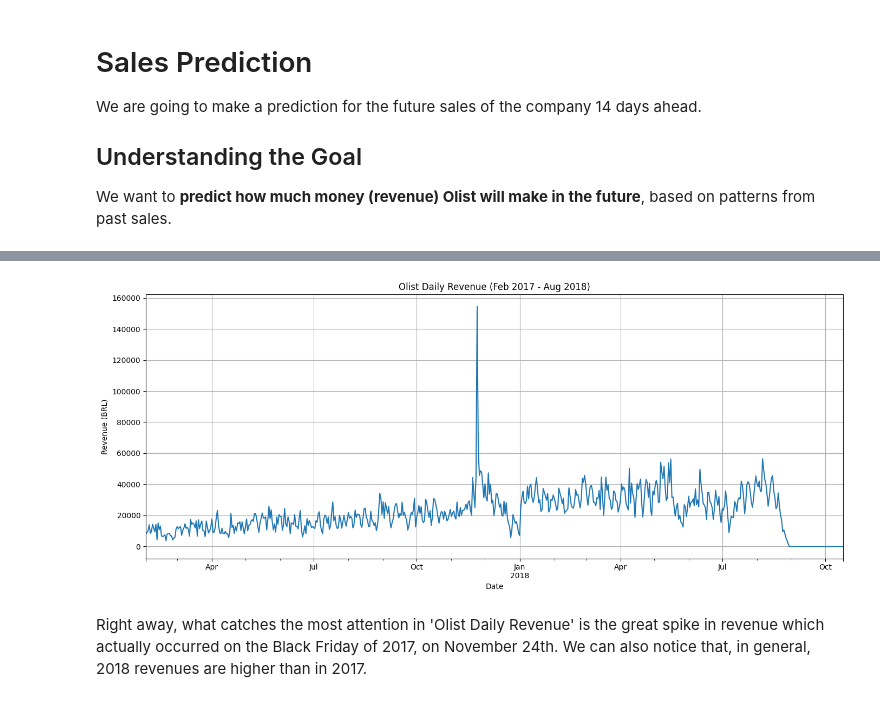
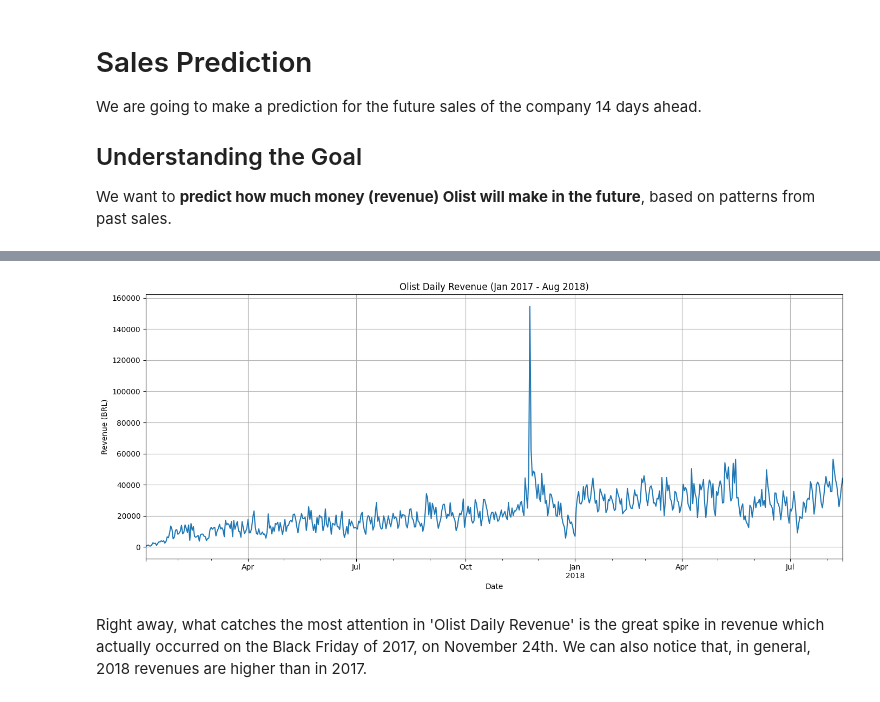
Before and after one commit to Romaric1209/Olist, a Jupyter notebook: Data Analysis Income, Costs and Prediction.ipynb, the cells around one changed output, grey strips where cells are left out. Saved outputs shown, nothing was run; the diff lists cells and outputs as text; code cells hidden in the pictures.

```diff
--- a/Data Analysis Income, Costs and Prediction.ipynb
+++ b/Data Analysis Income, Costs and Prediction.ipynb
@@ -413,16 +444,24 @@ plt.show()
 # %%
-data_s = data[data['order_purchase_timestamp'] >= '2017-02-01']
+# Ensure the 'order_purchase_timestamp' column is in datetime format
+data['order_purchase_timestamp'] = pd.to_datetime(data['order_purchase_timestamp'])
+
+# Filter the data
+data_s = data[(data['order_purchase_timestamp'] >= '2017-01-01') &
+              (data['order_purchase_timestamp'] < '2018-08-15')]
+
+# Resample and sum the price on a daily basis
 daily_revenue = data_s.set_index('order_purchase_timestamp').resample('D')['price'].sum()
 
+# Plot the daily revenue
 plt.figure(figsize=(14, 6))
 daily_revenue.plot()
-plt.title("Olist Daily Revenue (Feb 2017 - Aug 2018)")
+plt.title("Olist Daily Revenue (Jan 2017 - Aug 2018)")
 plt.xlabel("Date")
 plt.ylabel("Revenue (BRL)")
 plt.grid(True)
 plt.tight_layout()
 plt.show()
 # %% [output]
-[figure, old version]
+[figure, new version]
 # %% [markdown]
 Right away, what catches the most attention in 'Olist Daily Revenue' is the great spike in revenue  which actually occurred on the Black Friday of 2017, on November 24th. We can also notice that, in general, 2018 revenues are higher than in 2017.
```
Also changed, not shown: parts of 56 cells of this notebook.
